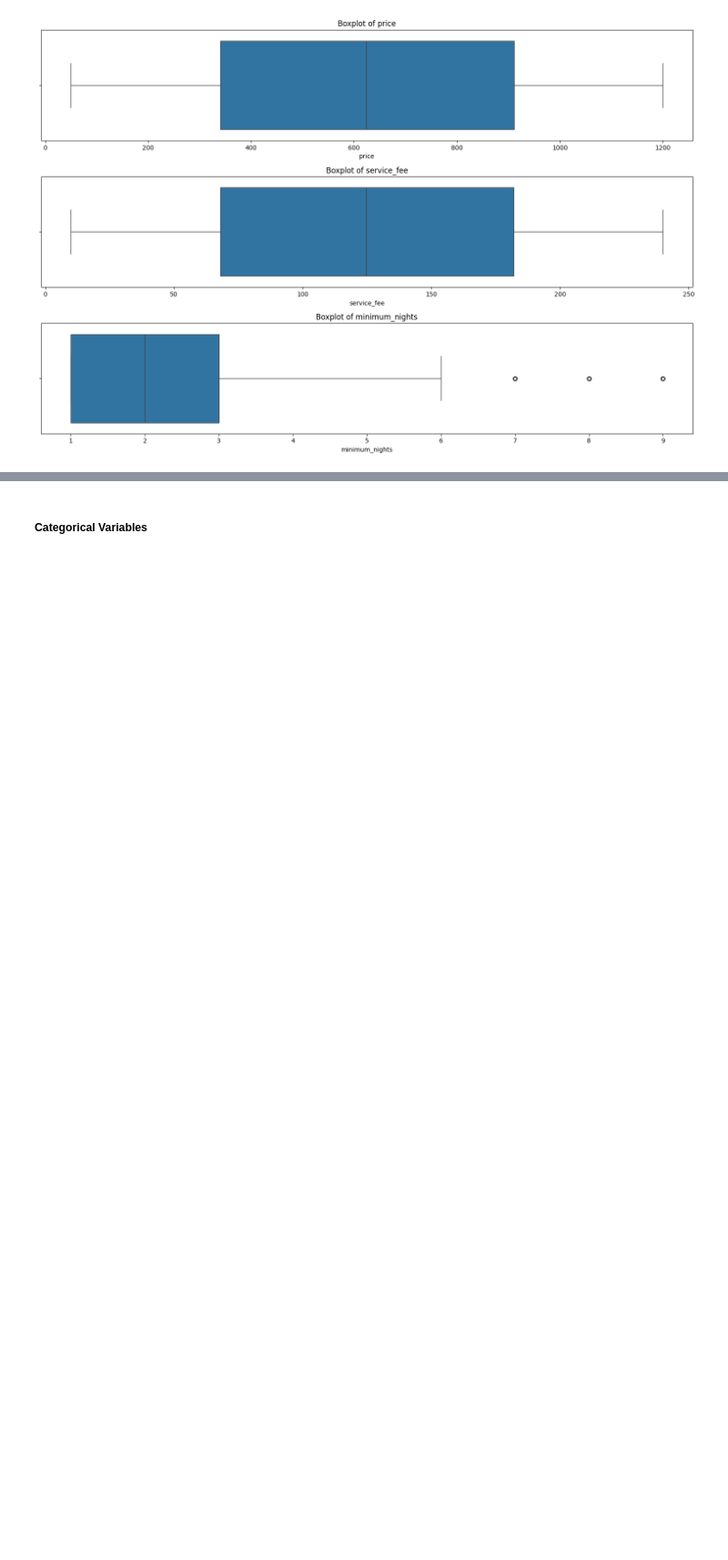
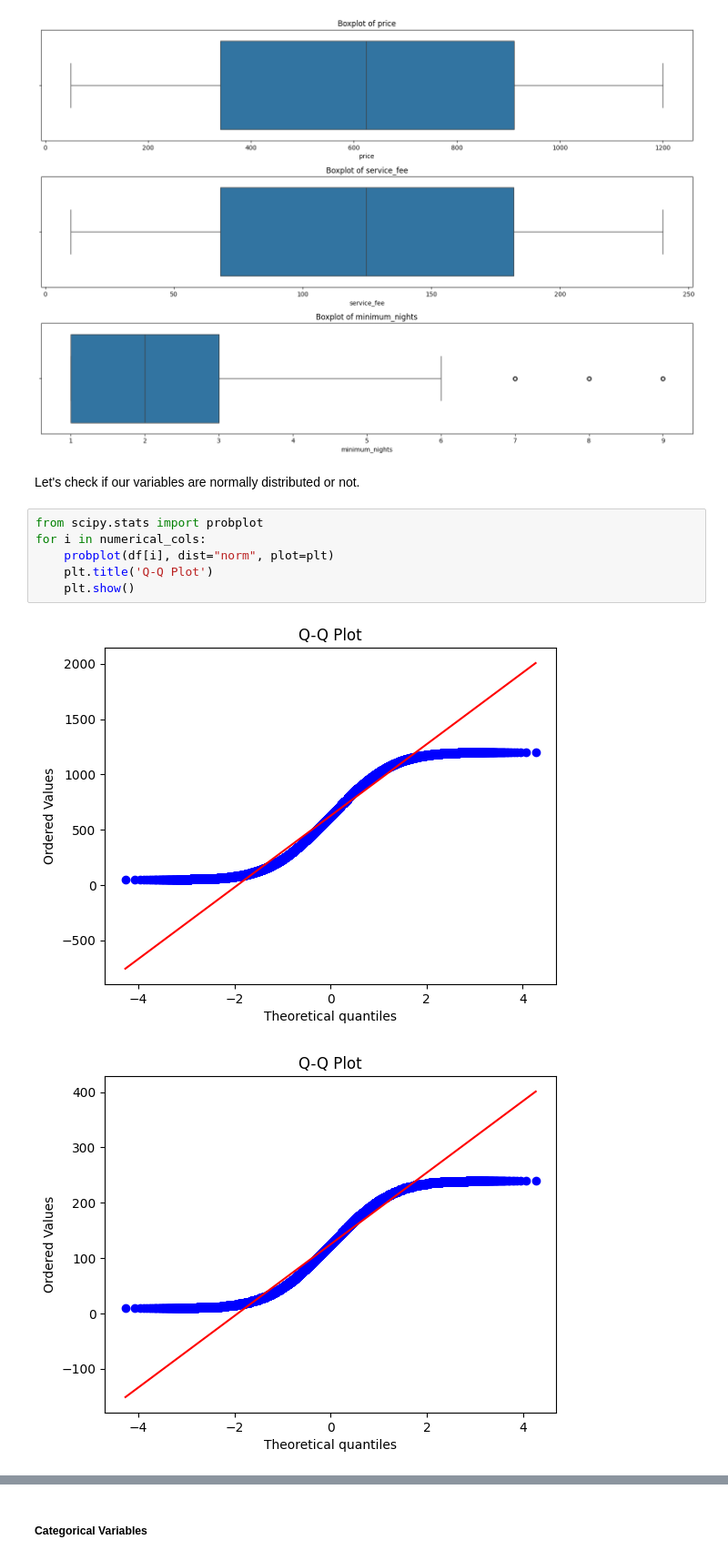
Before and after one commit to Puskchan/Stats, a Jupyter notebook: Stats_Analysis.ipynb, the cells around one changed output, grey strips where cells are left out. Shown at 91% size. Saved outputs shown, nothing was run; the diff lists cells and outputs as text; blank space fills up the shorter version.

```diff
--- a/Stats_Analysis.ipynb
+++ b/Stats_Analysis.ipynb
@@ -644,3 +644,14 @@ plt.tight_layout()
 plt.show()
 # %% [output]
 [figure]
+# %% [markdown]
+Let's check if our variables are normally distributed or not.
+# %%
+from scipy.stats import probplot
+for i in numerical_cols:
+    probplot(df[i], dist="norm", plot=plt)
+    plt.title('Q-Q Plot')
+    plt.show()
+# %% [output]
+[figure, added]
+[figure, added]
```
Also changed, not shown: parts of 45 cells of this notebook.
